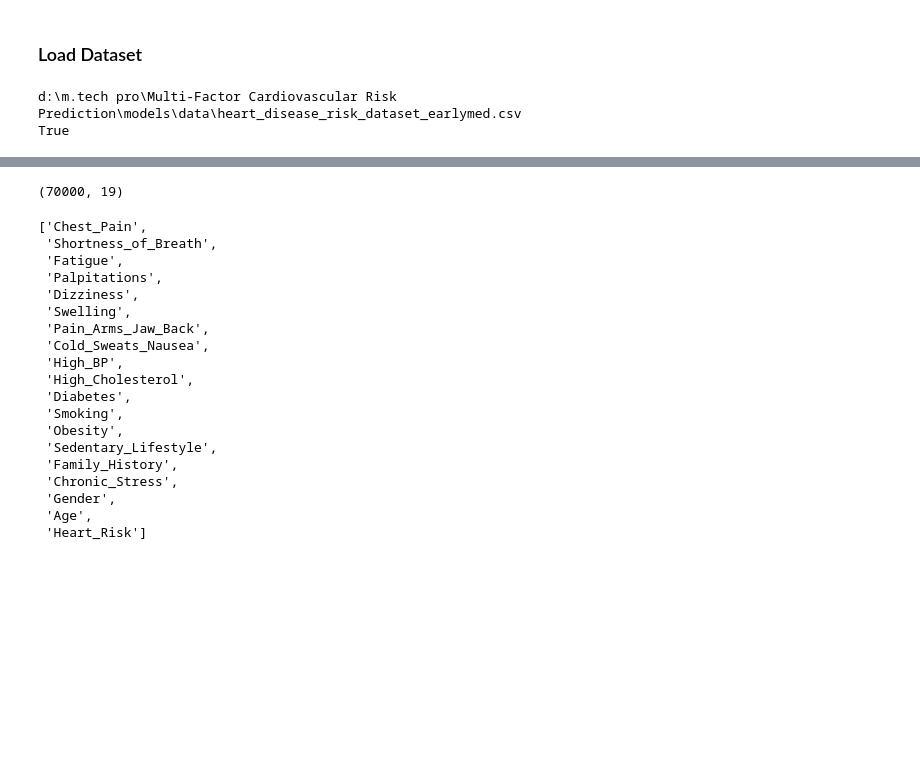
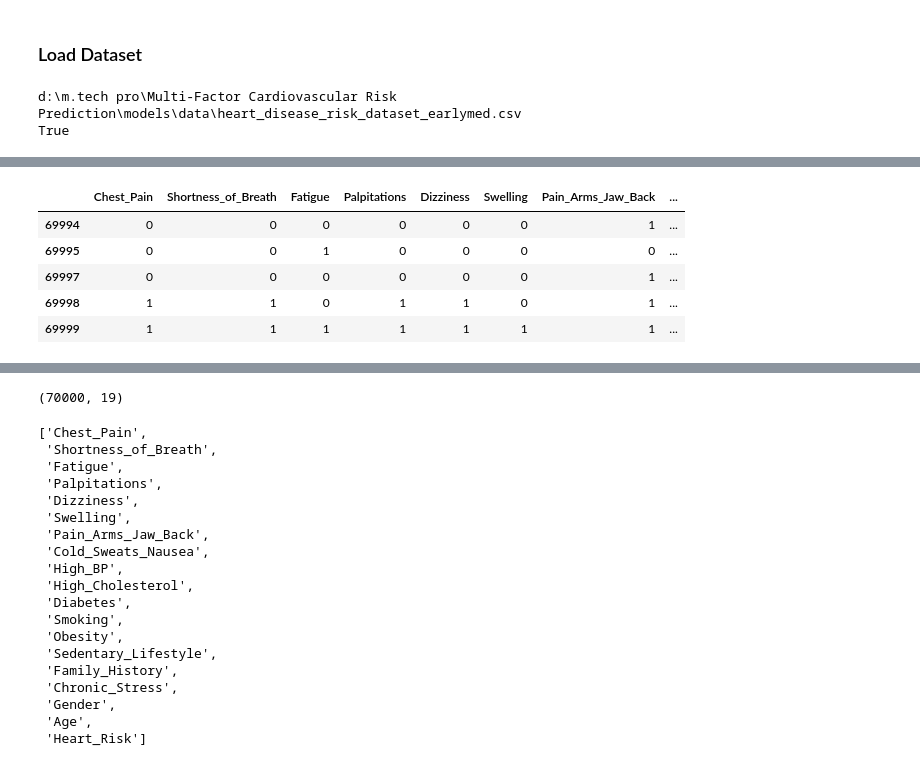
Before and after one commit to sachinchakrawarti/Multi-Factor-Cardiovascular-Risk-Prediction, a Jupyter notebook: models/Model_1 (Logistic Regression)/Model_1_Logistic_Regression.ipynb, the cells around one changed output, grey strips where cells are left out. Cells and saved outputs as stored; diff of their text form; code cells hidden in the pictures; blank space fills up the shorter version.

```diff
--- a/models/Model_1 (Logistic Regression)/Model_1_Logistic_Regression.ipynb
+++ b/models/Model_1 (Logistic Regression)/Model_1_Logistic_Regression.ipynb
@@ -112,0 +122,9 @@ True
+# %%
+df.tail(5)
+# %% [output]
+|  | Chest_Pain | Shortness_of_Breath | Fatigue | Palpitations | Dizziness | Swelling | Pain_Arms_Jaw_Back | ... |
+| 69994 | 0 | 0 | 0 | 0 | 0 | 0 | 1 | ... |
+| 69995 | 0 | 0 | 1 | 0 | 0 | 0 | 0 | ... |
+| 69997 | 0 | 0 | 0 | 0 | 0 | 0 | 1 | ... |
+| 69998 | 1 | 1 | 0 | 1 | 1 | 0 | 1 | ... |
+| 69999 | 1 | 1 | 1 | 1 | 1 | 1 | 1 | ... |
```
Also changed, not shown: parts of 4 cells of this notebook, 28 other files.
